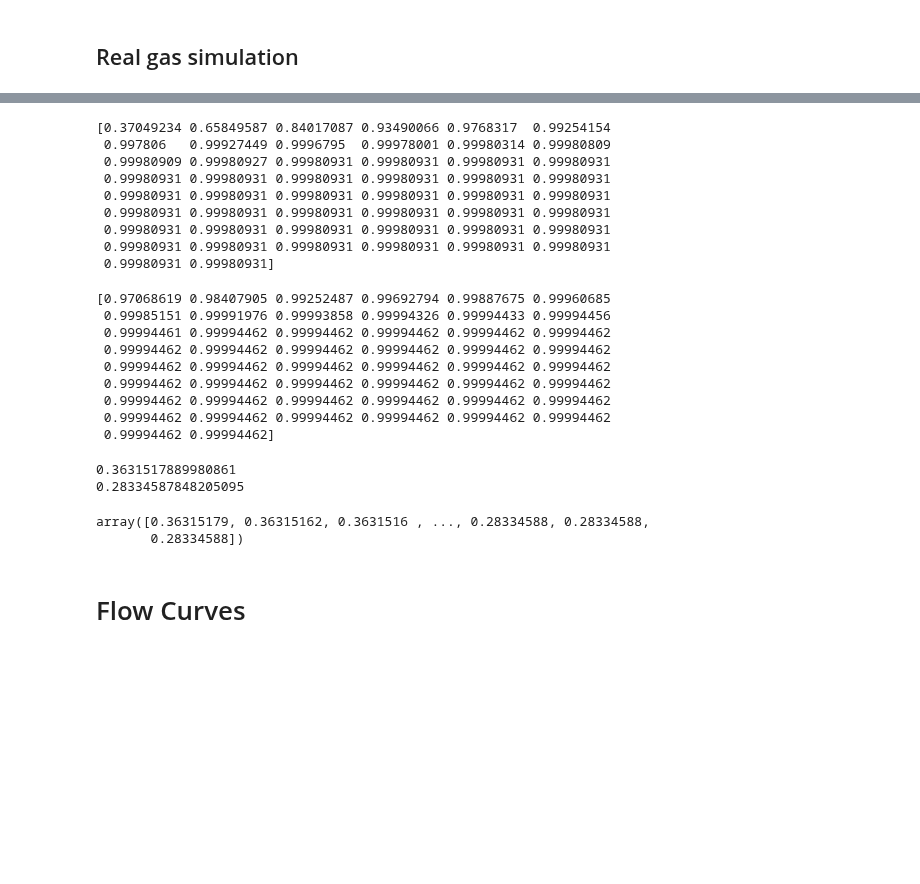
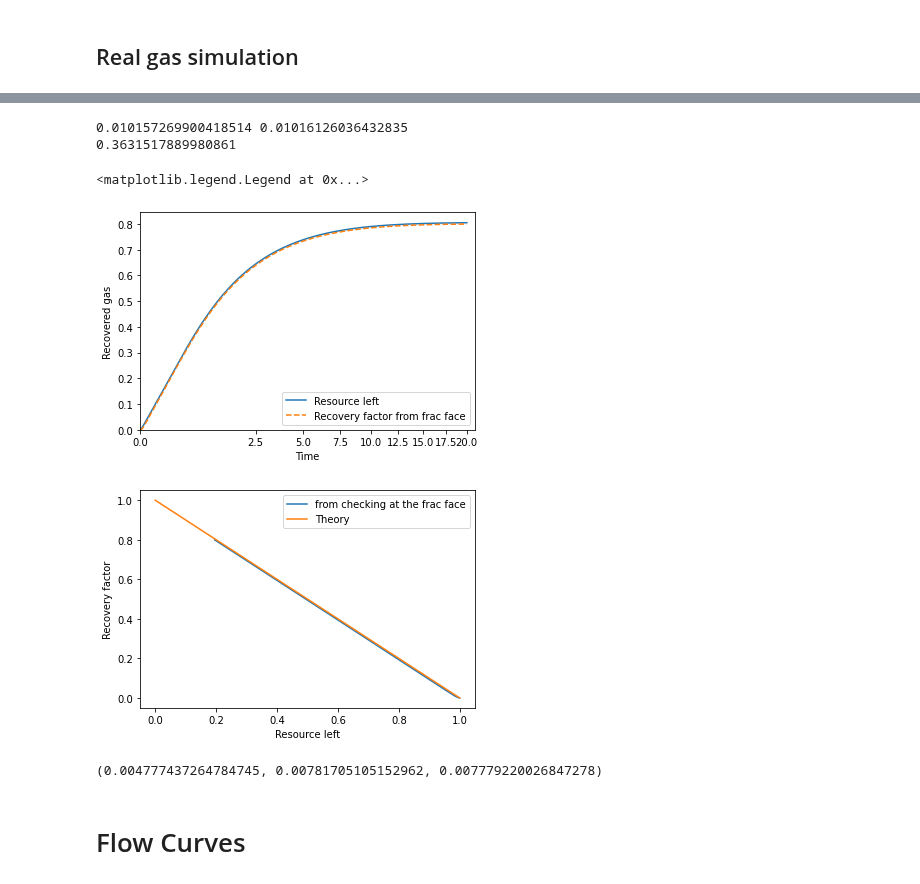
Before and after one commit to frank1010111/bluebonnet, a Jupyter notebook: docs/RealGasFlows.ipynb, the cells around one changed output, grey strips where cells are left out. Cells and saved outputs as stored; diff of their text form; code cells hidden in the pictures; blank space fills up the shorter version.

```diff
--- a/docs/RealGasFlows.ipynb
+++ b/docs/RealGasFlows.ipynb
@@ -326,37 +132,41 @@ Invalid limit will be ignored.
-# %%
-mf=res_realgas.fluid.m_scaled_func(res_realgas.pressure_fracface)
-print((res_realgas.pseudopressure[10,:]-mf)/(res_realgas.pseudopressure[0,-1]-mf))
-# %% [output]
-[0.37049234 0.65849587 0.84017087 0.93490066 0.9768317  0.99254154
- 0.997806   0.99927449 0.9996795  0.99978001 0.99980314 0.99980809
- 0.99980909 0.99980927 0.99980931 0.99980931 0.99980931 0.99980931
- 0.99980931 0.99980931 0.99980931 0.99980931 0.99980931 0.99980931
- 0.99980931 0.99980931 0.99980931 0.99980931 0.99980931 0.99980931
- 0.99980931 0.99980931 0.99980931 0.99980931 0.99980931 0.99980931
- 0.99980931 0.99980931 0.99980931 0.99980931 0.99980931 0.99980931
- 0.99980931 0.99980931 0.99980931 0.99980931 0.99980931 0.99980931
- 0.99980931 0.99980931]
-# %%
-print( res_realgas.alpha_scaled(res_realgas.pseudopressure[10,:]))
-# %% [output]
-[0.97068619 0.98407905 0.99252487 0.99692794 0.99887675 0.99960685
- 0.99985151 0.99991976 0.99993858 0.99994326 0.99994433 0.99994456
- 0.99994461 0.99994462 0.99994462 0.99994462 0.99994462 0.99994462
- 0.99994462 0.99994462 0.99994462 0.99994462 0.99994462 0.99994462
- 0.99994462 0.99994462 0.99994462 0.99994462 0.99994462 0.99994462
- 0.99994462 0.99994462 0.99994462 0.99994462 0.99994462 0.99994462
- 0.99994462 0.99994462 0.99994462 0.99994462 0.99994462 0.99994462
- 0.99994462 0.99994462 0.99994462 0.99994462 0.99994462 0.99994462
- 0.99994462 0.99994462]
-# %%
-print(flow_properties.mi)
-print(flow_properties.m_scaled_func(Pf))
-res_realgas.pseudopressure[:,-1]
-# %% [output]
-0.3631517889980861
-0.28334587848205095
-array([0.36315179, 0.36315162, 0.3631516 , ..., 0.28334588, 0.28334588,
-       0.28334588])
+# %%
+from scipy import interpolate
+density_interp = interpolate.interp1d(flow_propertiesM.df["m_scaled"], flow_propertiesM.df["Density"])
+
+def resource_left(pseudopressure, pvt):
+    density = interpolate.interp1d(pvt.df["m_scaled"], pvt.df["Density"])
+    print(max(pvt.df["m_scaled"]))
+    p=np.minimum(pseudopressure,max(pvt.df["m_scaled"]))
+    return (density(p)).sum(axis=1)/len(pseudopressure[0])
+mf=flow_propertiesM.m_scaled_func(Pf)
+mi=flow_propertiesM.m_scaled_func(Pi)
+print(mf,res_realgasM.pseudopressure[-1][0])
+
+remaining_gasM = (resource_left(res_realgasM.pseudopressure, flow_propertiesM) )/(density_interp(mi))
+fig, ax = plt.subplots()
+ax.plot(time, 1 - remaining_gasM, label="Resource left")
+ax.plot(time, rf2M,"--", label="Recovery factor from frac face")
+ax.legend()
+ax.set(xlabel="Time", ylabel="Recovered gas", ylim=(0,None), xscale='squareroot', xlim=(0,None))
+
+fig, ax = plt.subplots()
+ax.plot(remaining_gasM, rf2M , label="from checking at the frac face")
+ax.plot([1,0], [0,1], label="Theory")
+ax.set(xlabel="Resource left", ylabel="Recovery factor")
+ax.legend()
+# %% [output]
+0.010157269900418514 0.01016126036432835
+0.3631517889980861
+<matplotlib.legend.Legend at 0x...>
+[figure, added]
+[figure, added]
+# %%
+nt=1000
+print((res_realgasM.pseudopressure[nt][0]-mf,
+       res_realgasM.pseudopressure[nt][1]-res_realgasM.pseudopressure[nt][0],
+      res_realgasM.pseudopressure[nt][2]-res_realgasM.pseudopressure[nt][1]))
+# %% [output]
+(0.004777437264784745, 0.00781705105152962, 0.007779220026847278)
 # %% [markdown]
 # Flow Curves
 # %%
```
Also changed, not shown: parts of 14 cells of this notebook, 3 other files.
